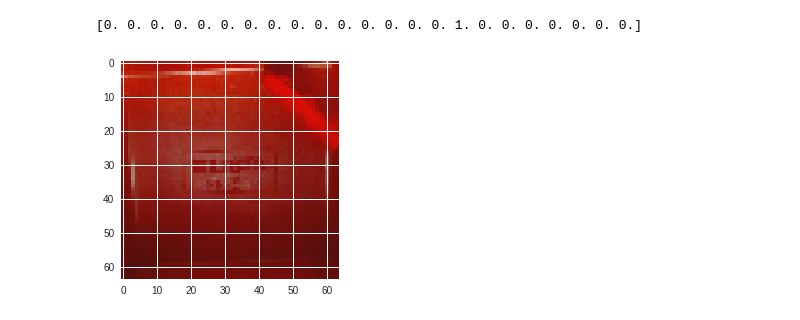
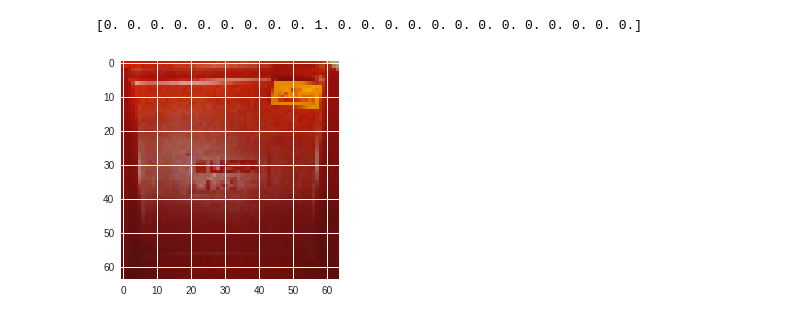
Before and after one commit to tylerlum/Tray_Image_Classifier_A, a Jupyter notebook: TensorFlow_Classifier.ipynb, the cells around one changed output. Saved outputs shown, nothing was run; the diff lists cells and outputs as text; code cells hidden in the pictures.

```diff
--- a/TensorFlow_Classifier.ipynb
+++ b/TensorFlow_Classifier.ipynb
@@ -52,13 +18,3 @@ from tensorflow.python.framework import ops
 
 %matplotlib inline
 np.random.seed(1)
-# %%
-# Setup for one hot encoding values
-%cd /content/tray-data/data_LoRes/single
-one_hot_encode = {}
-types = [directory for directory in os.listdir('.')]
-types.sort()
-i = 0
-for type in types:
-  one_hot_encode[type] = i
-  i = i + 1
@@ -200,7 +168,7 @@ print(Y_train[index])
 # %%
-index = 100
+index = 190
 plt.imshow(X_test[index])
-print(Y_test[index])
+print(Y_test[:, index])
 # %% [output]
-[0. 0. 0. 0. 0. 0. 0. 0. 0. 0. 0. 0. 0. 0. 0. 1. 0. 0. 0. 0. 0. 0. 0.]
+[0. 0. 0. 0. 0. 0. 0. 0. 0. 1. 0. 0. 0. 0. 0. 0. 0. 0. 0. 0. 0. 0. 0.]
-[figure, old version]
+[figure, new version]
```
Also changed, not shown: parts of 28 cells of this notebook.
